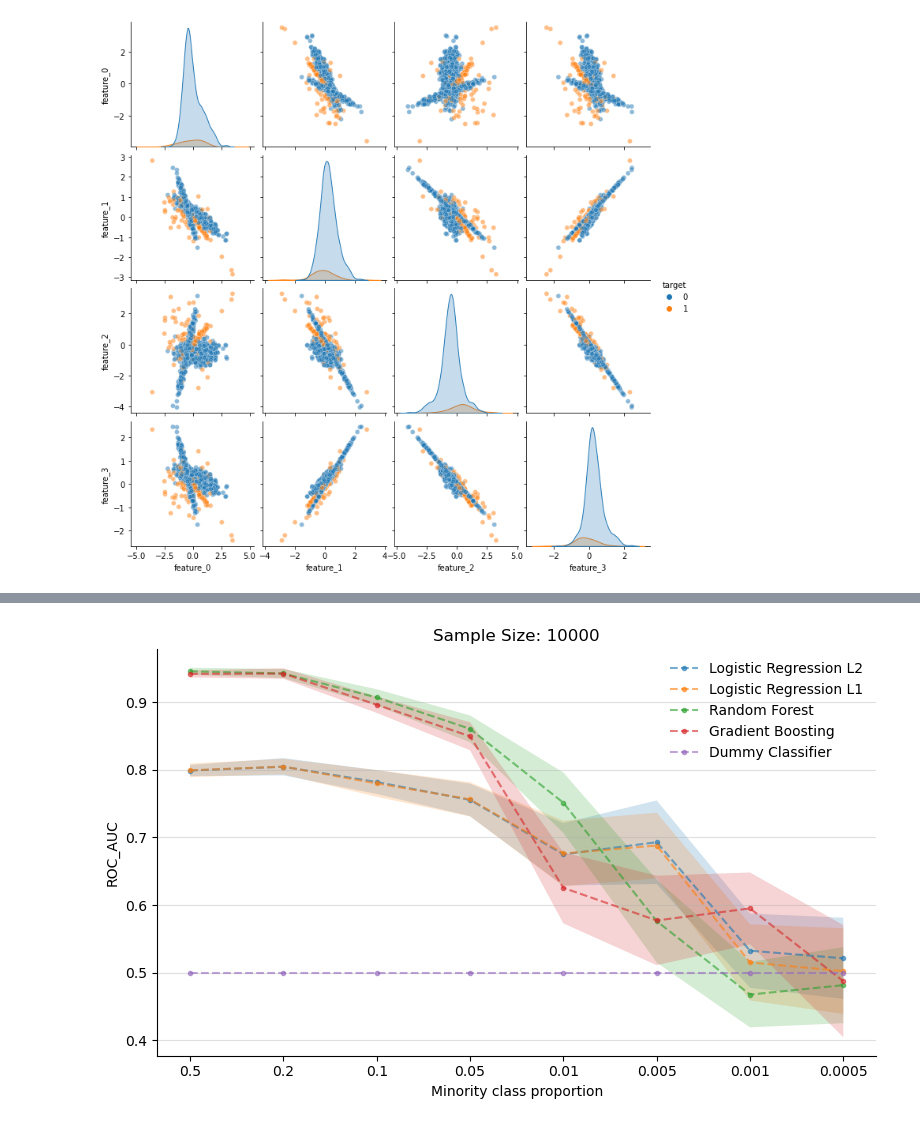
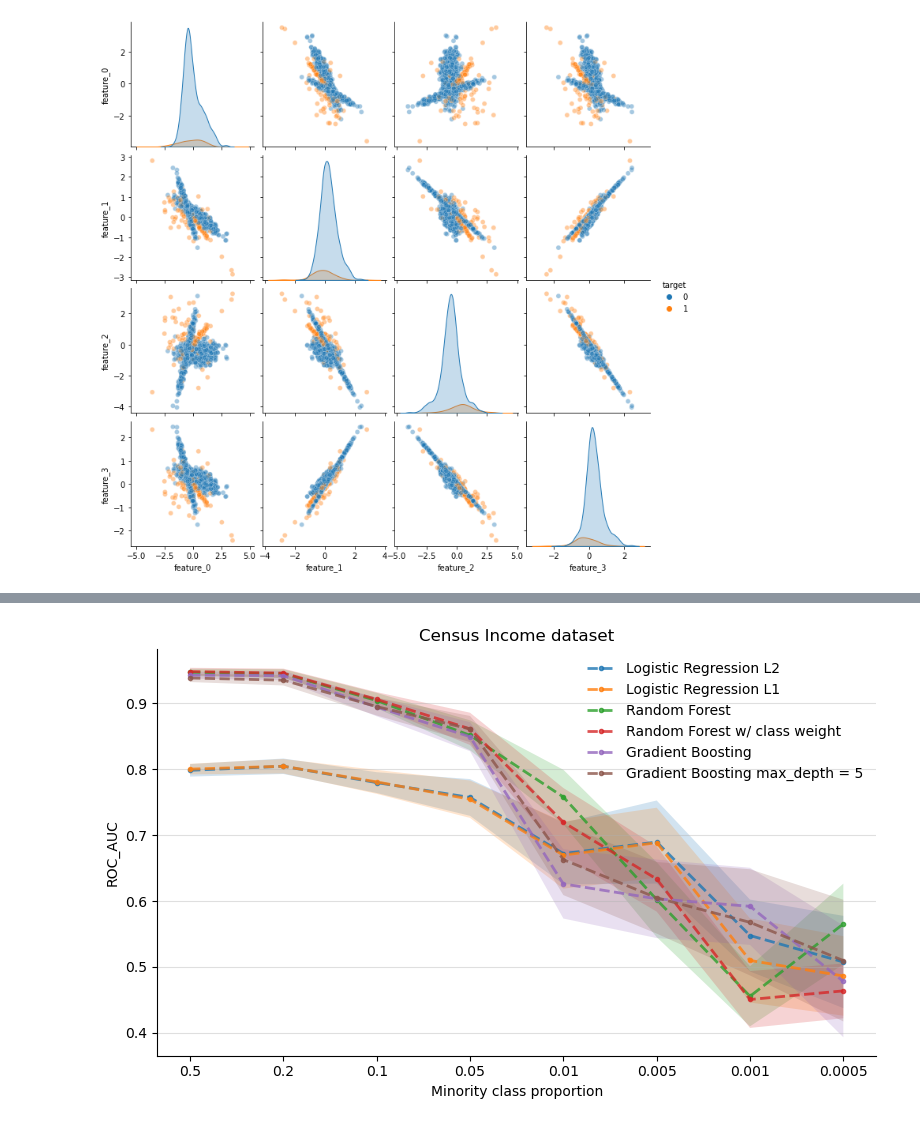
Before and after one commit to pibieta/imbalanced_learning, a Jupyter notebook: notebooks/pablo-baseline-experiment.ipynb, the cells around one changed output, grey strips where cells are left out. Saved outputs shown, nothing was run; the diff lists cells and outputs as text; code cells hidden in the pictures.

Commit message:
Finished imbalanced model comparison section

```diff
--- a/notebooks/pablo-baseline-experiment.ipynb
+++ b/notebooks/pablo-baseline-experiment.ipynb
@@ -423,11 +168,9 @@ n_features = 6
 n_informative = 3
 class_sep = 0.5
 metrics = {}
-fit_time = {}
 imbalances = [0.5, 0.2, 0.1, 0.05, 0.01, 5e-3, 1e-3, 5e-4]
 random_state = 42
 for imbalance in tqdm(imbalances):
-    print(f'Minority class proportion: {imbalance}')
     metrics[imbalance] = {}
     # Create dataset
     data, column_names = create_imbalanced_binary_classification(n_samples = n_samples,
@@ -440,7 +183,6 @@ for imbalance in tqdm(imbalances):
     X_train, X_test, y_train, y_test = train_test_split(X, y, random_state=random_state, stratify = y)
 
     # Logistic Regression L2
-    print('\tLog Regression L2 ...')
     lr_pipeline = Pipeline([('scaler', StandardScaler()),
                             ('logreg', LogisticRegression())])
     lr_pipeline.fit(X_train, y_train)
@@ -448,34 +190,35 @@ for imbalance in tqdm(imbalances):
     metrics[imbalance]['logreg_l2'] = compute_metrics_bootstrap(y_true = y_test, y_pred = y_proba_lr[:,1])
 
     # Logistic Regression L1
-    print('\tLog Regression L1 ...')
     lr_pipeline_2 = Pipeline([('scaler', StandardScaler()),
-                            ('logreg', LogisticRegression(penalty= 'l1', solver = 'saga'))])
+                            ('logreg', LogisticRegression(penalty= 'l1', solver = 'saga', max_iter = 200))])
     lr_pipeline_2.fit(X_train, y_train)
     y_proba_lr_2 = lr_pipeline_2.predict_proba(X_test)
     metrics[imbalance]['logreg_l1'] = compute_metrics_bootstrap(y_true = y_test, y_pred = y_proba_lr_2[:,1])
 
-
     # Random Forest
-    print('\tRandom Forest ...')
     rf_clf = RandomForestClassifier()
     rf_clf.fit(X_train, y_train)
     y_proba_rf = rf_clf.predict_proba(X_test)
     metrics[imbalance]['rf'] = compute_metrics_bootstrap(y_true = y_test, y_pred = y_proba_rf[:,1])
 
+    # Random Forest class weight
+    rf_clf_2 = RandomForestClassifier(class_weight = 'balanced')
+    rf_clf_2.fit(X_train, y_train)
+    y_proba_rf_2 = rf_clf_2.predict_proba(X_test)
+    metrics[imbalance]['rf_2'] = compute_metrics_bootstrap(y_true = y_test, y_pred = y_proba_rf_2[:,1])
+
     # Gradient Boosting Machine
-    print('\tGradient Boosting ...')
     gb_clf = HistGradientBoostingClassifier()
     gb_clf.fit(X_train, y_train)
     y_proba_gb = gb_clf.predict_proba(X_test)
     metrics[imbalance]['gb'] = compute_metrics_bootstrap(y_true = y_test, y_pred = y_proba_gb[:,1])
 
-    # Dummy Classifier
-    print('\tDummy Classifier ...')
-    dummy_clf = DummyClassifier()
-    dummy_clf.fit(X_train, y_train)
-    y_proba_dummy = dummy_clf.predict_proba(X_test)
-    metrics[imbalance]['dummy'] = compute_metrics_bootstrap(y_true = y_test, y_pred = y_proba_dummy[:,1])
+    # Gradient Boosting Machine with fixed max_depth
+    gb_clf_2 = HistGradientBoostingClassifier(max_depth = 5)
+    gb_clf_2.fit(X_train, y_train)
+    y_proba_gb_2 = gb_clf_2.predict_proba(X_test)
+    metrics[imbalance]['gb_2'] = compute_metrics_bootstrap(y_true = y_test, y_pred = y_proba_gb_2[:,1])
 
-print('end')
+print('Experiment ended!')
 # %% [output]
@@ -541,16 +236,18 @@ def plot_metric_evolution(metrics: Dict,
     labels = {'logreg_l2': 'Logistic Regression L2',
               'logreg_l1': 'Logistic Regression L1',
               'rf': 'Random Forest',
+              'rf_2': 'Random Forest w/ class weight',
               'gb': 'Gradient Boosting',
-              'dummy': 'Dummy Classifier' }
+              'gb_2': 'Gradient Boosting max_depth = 5'
+              }
     if ax == None:
         f, ax = plt.subplots(dpi = 100)
     metrics_mean = [metrics[x][model_name]['metrics_stats'][metric_4_display]['mean'] for x in metrics.keys()]
     metrics_std = [metrics[x][model_name]['metrics_stats'][metric_4_display]['std'] for x in metrics.keys()]
     x = range(len(metrics.keys()))
-    ax.plot(metrics_mean, marker = '.', linestyle = '--',
+    ax.plot(metrics_mean, marker = '.', linestyle = '--', lw = 2,
             color = color, label = labels[model_name],
-            alpha = 0.6)
+            alpha = 0.8)
     ax.fill_between(x = x,
                     y1 = np.subtract(metrics_mean, metrics_std),
                     y2 =np.add(metrics_mean, metrics_std),
@@ -571,18 +268,19 @@ def clean_ax(ax, all = False):
 # %%
 metric_4_display = 'roc_auc'
 colors = {'logreg_l2': 'C0',
           'logreg_l1': 'C1',
           'rf': 'C2',
-          'gb': 'C3',
-          'dummy': 'C4'}
+          'rf_2': 'C3',
+          'gb': 'C4',
+          'gb_2': 'C5'}
 f, ax = plt.subplots(dpi = 100, figsize = (8,5))
 for model_name, color in colors.items():
     plot_metric_evolution(metrics, model_name, metric_4_display= metric_4_display, color = color, ax = ax)
 ax.legend(loc = 'best', frameon = False)
 ax.grid(True, axis = 'y', alpha = 0.4)
 ax.set_ylabel(metric_4_display.upper())
-ax.set_title(f'Sample Size: {n_samples}')
+ax.set_title(f'Census Income dataset')
 clean_ax(ax)
 f.tight_layout()
 # %% [output]
-[figure, old version]
+[figure, new version]
```
Also changed, not shown: parts of 36 cells of this notebook, 2 other files.
